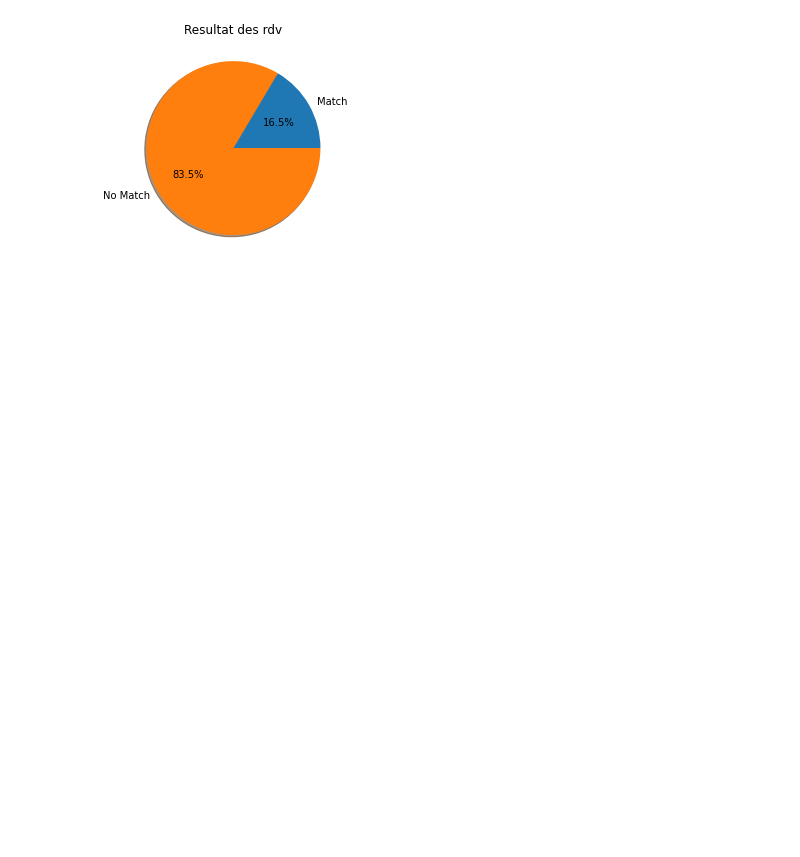
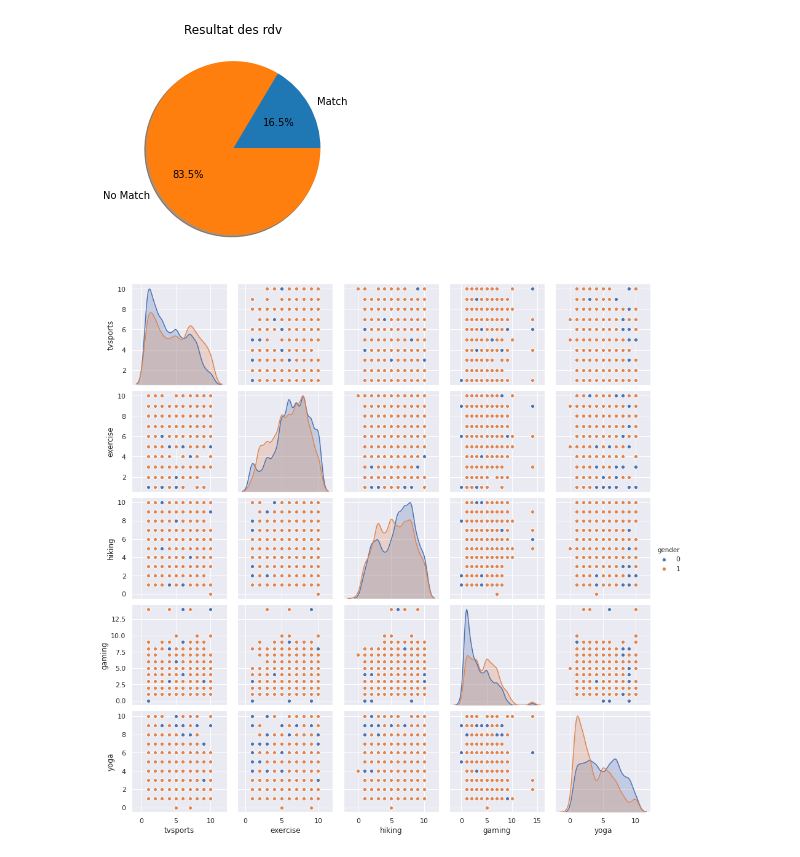
Before and after one commit to ZoziLaMalice/speed_dating, a Jupyter notebook: Notebook/Speed_Dating.ipynb, the cells around one changed output. Saved outputs shown, nothing was run; the diff lists cells and outputs as text; code cells hidden in the pictures; blank space fills up the shorter version.

```diff
--- a/Notebook/Speed_Dating.ipynb
+++ b/Notebook/Speed_Dating.ipynb
@@ -129,3 +135,13 @@ sns.heatmap(corr, annot=True)
 # %% [output]
 <matplotlib.axes._subplots.AxesSubplot at 0x...>
 [figure]
+# %%
+#Création de plusieurs dataset
+
+dating_hobbies = dating = dating.loc[:, ["iid", "pid", "partner","gender","go_out", "career", "career_c", "tvsports", "exercise", "dining", "museums",
+                         "art", "hiking", "gaming", "clubbing", "reading", "tv", "theater", "movies", "concerts", "music",
+                         "shopping", "yoga"]]
+
+dating_hobbies_1 = dating.loc[:, ["gender","tvsports", "exercise", "hiking", "gaming", "yoga"]]
+dating_hobbies_2 = dating.loc[:,["gender", "dining", "clubbing", "movies", "concerts", "music", "tv"]]
+dating_hobbies_3 = dating.loc[:,["gender", "museums", "art", "reading", "theater"]]
@@ -172,3 +190,9 @@ plt.show()
 [figure]
 # %%
 #Match with the same race or religion
+# %%
+ #jLes centres d'interet par genre
+sns.set(style="darkgrid", color_codes=True)
+g = sns.pairplot(dating_hobbies_1, hue="gender")
+# %% [output]
+[figure, added]
```
Also changed, not shown: parts of 8 cells of this notebook, 1 other file.
